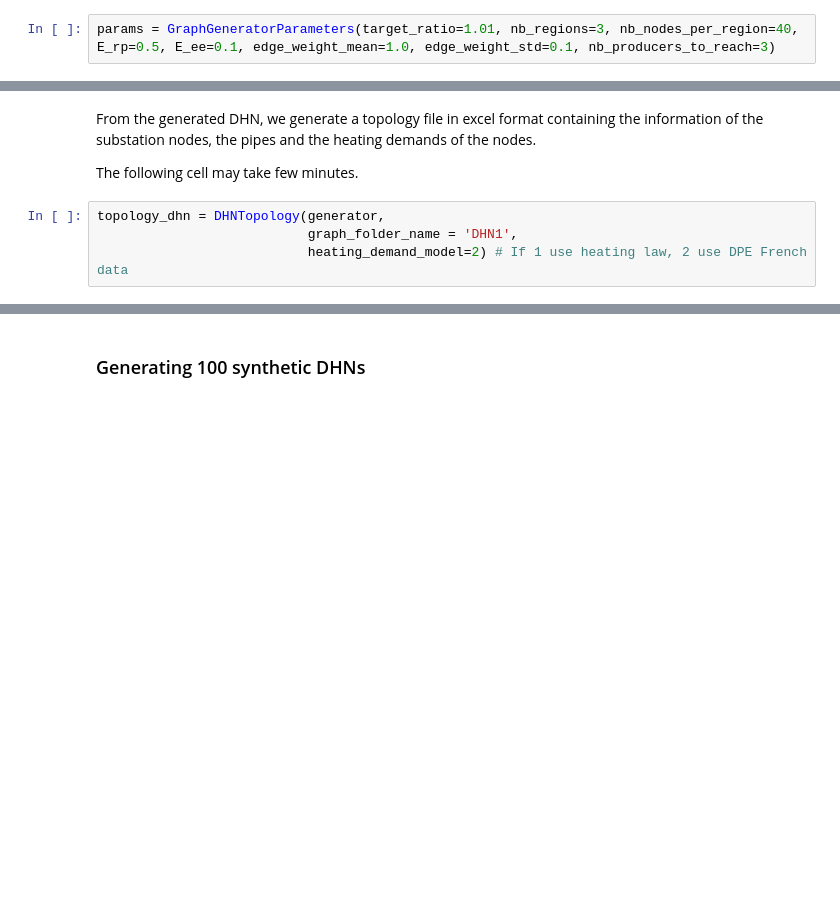
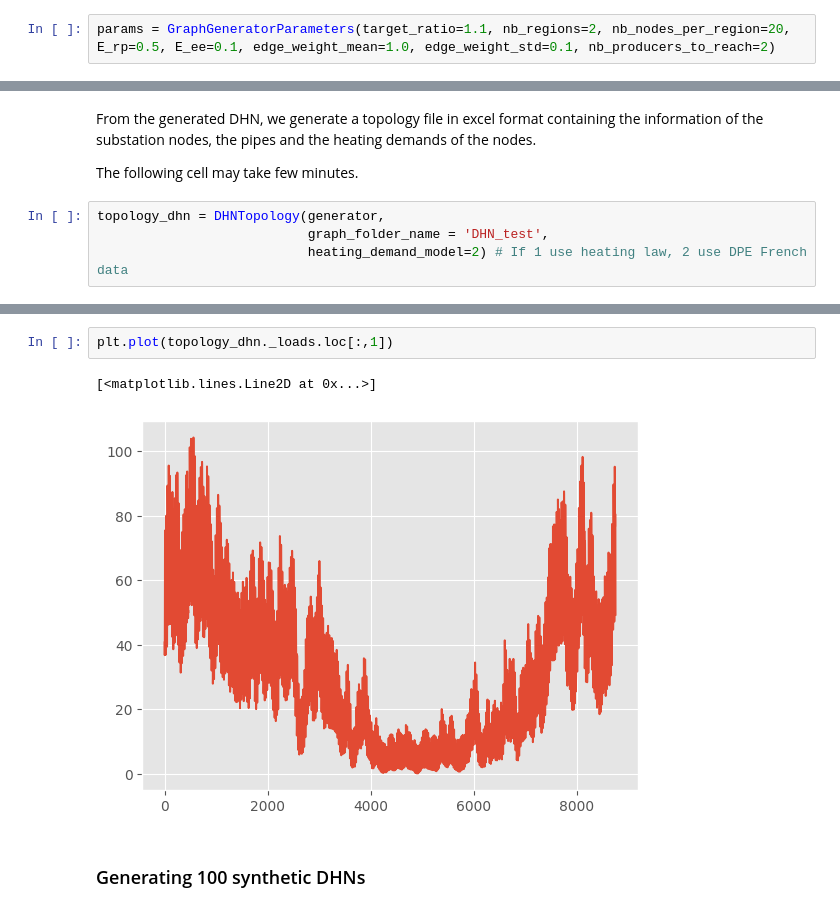
Before and after one commit to drod-96/SyntheticDHN, a Jupyter notebook: main.ipynb, the cells around one changed output, grey strips where cells are left out. Drawn from its saved outputs; the diff is of its cells as text; blank space fills up the shorter version.

```diff
--- a/main.ipynb
+++ b/main.ipynb
@@ -33,7 +33,7 @@ Other control parameters may be defined. For more detail, the reader is encourag
 
 The target ratio has been introduced to influence the *presence of loops* inside the DHN. From expertise point of view, DHNs have low mean nodes degree and have few or none loops.
 # %%
-params = GraphGeneratorParameters(target_ratio=1.01, nb_regions=3, nb_nodes_per_region=40, E_rp=0.5, E_ee=0.1, edge_weight_mean=1.0, edge_weight_std=0.1, nb_producers_to_reach=3)
+params = GraphGeneratorParameters(target_ratio=1.1, nb_regions=2, nb_nodes_per_region=20, E_rp=0.5, E_ee=0.1, edge_weight_mean=1.0, edge_weight_std=0.1, nb_producers_to_reach=2)
 # %% [markdown]
 Then, we create a random graph generator object (**GraphDHNGenerator**) which uses the control parameters as properties.
 # %%
@@ -54,5 +65,5 @@ From the generated DHN, we generate a topology file in excel format containing t
 The following cell may take few minutes.
 # %%
 topology_dhn = DHNTopology(generator,
-                           graph_folder_name = 'DHN1',
+                           graph_folder_name = 'DHN_test',
                            heating_demand_model=2) # If 1 use heating law, 2 use DPE French data
@@ -59,3 +86,8 @@ topology_dhn = DHNTopology(generator,
+# %%
+plt.plot(topology_dhn._loads.loc[:,1])
+# %% [output]
+[<matplotlib.lines.Line2D at 0x...>]
+[figure, added]
 # %% [markdown]
 ### Generating 100 synthetic DHNs
 # %% [markdown]
```
Also changed, not shown: parts of 5 cells of this notebook, 5 other files.
